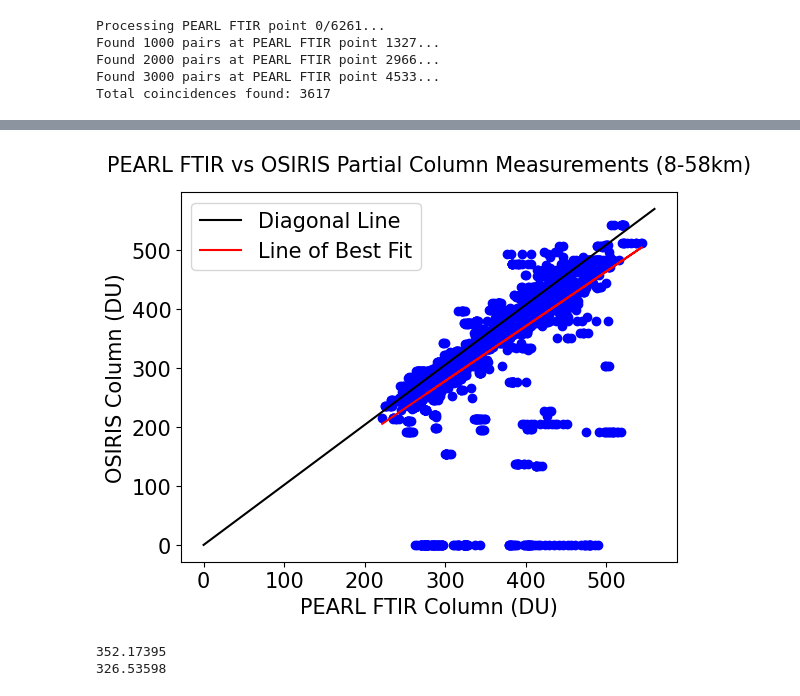
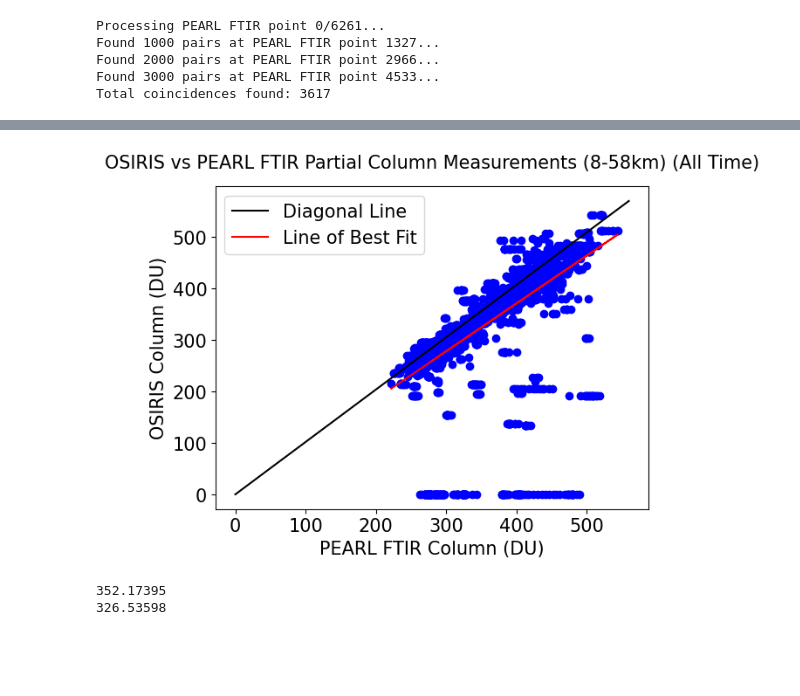
Before and after one commit to Sallamsaka/ozone-measurement-comparison, a Jupyter notebook: O3_ANALYSIS/COLUMN_COMPARISONS/pearl_ftir osiris column comparisons.ipynb, the cells around one changed output, grey strips where cells are left out. Drawn from its saved outputs; the diff is of its cells as text; code cells hidden in the pictures; blank space fills up the shorter version.

```diff
--- a/O3_ANALYSIS/COLUMN_COMPARISONS/pearl_ftir osiris column comparisons.ipynb
+++ b/O3_ANALYSIS/COLUMN_COMPARISONS/pearl_ftir osiris column comparisons.ipynb
@@ -228,32 +228,32 @@ fig.savefig(title, bbox_inches="tight")
 # %%
 plt.scatter(o3P_coincidences, o3O_coincidences, color = "blue")
 plt.xlabel("PEARL FTIR Column (DU)")
 plt.ylabel("OSIRIS Column (DU)")
 
-plt.title("PEARL FTIR vs OSIRIS Partial Column Measurements" + f" ({int(ALT_MIN - 0.5)}-{int(ALT_MAX + 0.5)}km)" + " (All Time)", fontdict = {'fontsize': 15}, pad=15)
+plt.title("OSIRIS vs PEARL FTIR Partial Column Measurements" + f" ({int(ALT_MIN - 0.5)}-{int(ALT_MAX + 0.5)}km)" + " (All Time)", fontdict = {'fontsize': 15}, pad=15)
 
 xlims = plt.xlim()
 ylims = plt.ylim()
 plt.plot([0, xlims[1]], [0, ylims[1]], color = "black", label = "Diagonal Line")
 
 mask = np.isfinite(o3O_coincidences) & np.isfinite(o3P_coincidences)
 o3L_coincidences_nonan = o3O_coincidences[mask]
 o3S_coincidences_nonan = o3P_coincidences[mask]
 
 slope, intercept = np.polyfit(o3S_coincidences_nonan, o3L_coincidences_nonan, 1)
 line = slope * o3P_coincidences + intercept
 plt.plot(o3P_coincidences, line, color = "red", label = "Line of Best Fit")
 
 # plt.xlim(200,600)
 plt.legend()
 
 fig = plt.gcf()
 axes = plt.gca()
 
 title = axes.get_title()
 fig.savefig(title, bbox_inches="tight")
 # %% [output]
-[figure, old version]
+[figure, new version]
 # %%
 o3O_std = np.nanstd(o3O_coincidences)
 o3P_std = np.nanstd(o3P_coincidences)
```
Also changed, not shown: parts of 3 cells of this notebook, 31 other files.
